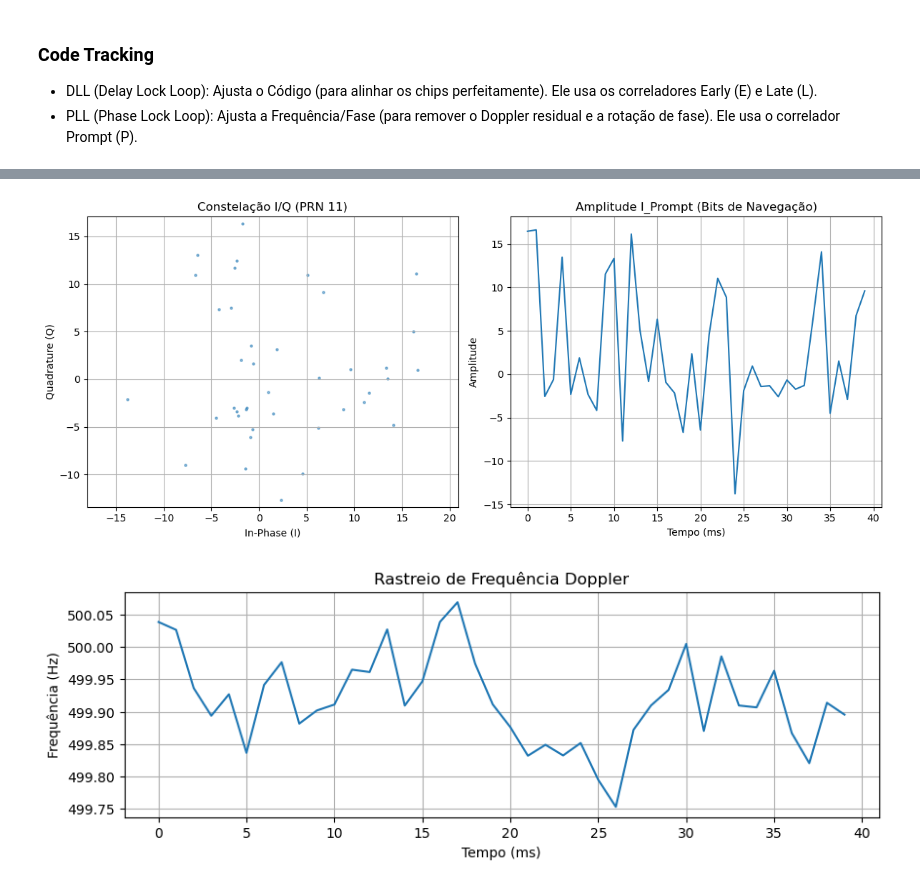
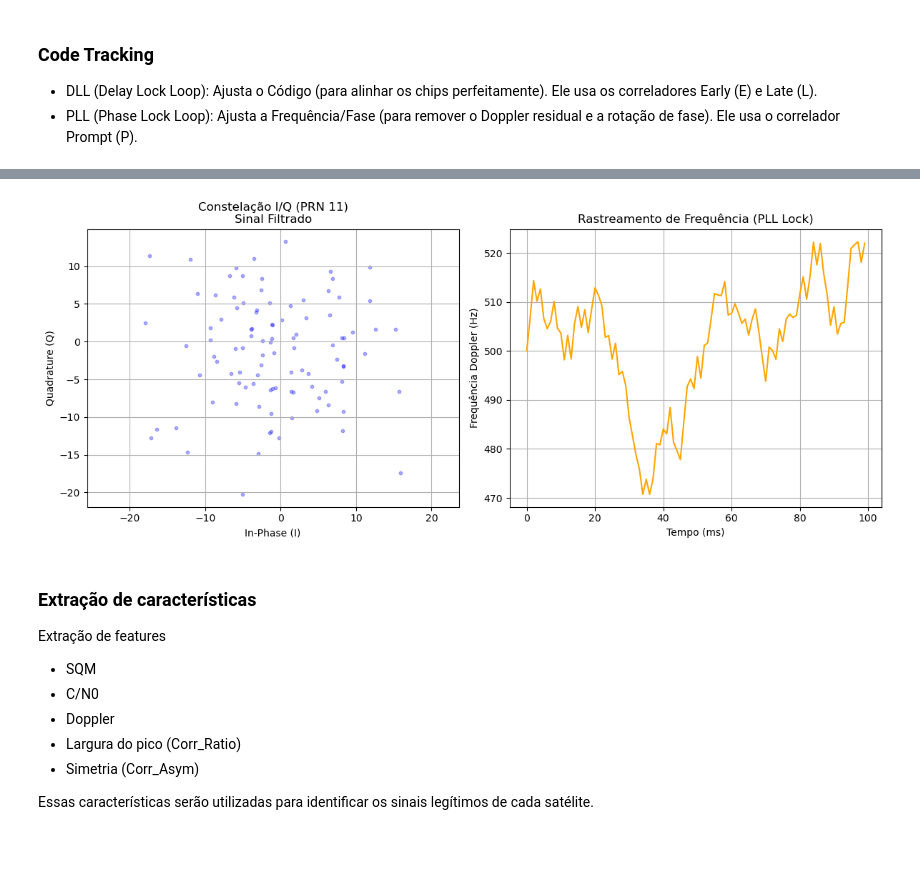
Before and after one commit to bytewice/sinais-projeto, a Jupyter notebook: projeto-sinais.ipynb, the cells around one changed output, grey strips where cells are left out. Saved outputs shown, nothing was run; the diff lists cells and outputs as text; code cells hidden in the pictures; blank space fills up the shorter version.

Commit message:
(update) tracking + chars,(initial) classifier

```diff
--- a/projeto-sinais.ipynb
+++ b/projeto-sinais.ipynb
@@ -191,3 +206,18 @@ plt.show()
+# %%
+from scipy.signal import butter, lfilter
+
+def low_pass_filter(signal, cutoff, fs, order=5):
+    nyq = 0.5 * fs
+    normal_cutoff = cutoff / nyq
+    b, a = butter(order, normal_cutoff, btype='low', analog=False)
+    filtered_signal = lfilter(b, a, signal)
+    return filtered_signal
+
+# Aplicação
+# Cutoff em 2.5 MHz (suficiente para o lóbulo principal do GPS L1)
+S_bb_filtered = low_pass_filter(S_bb, 2.5e6, F_s)
+
+# Agora use S_bb_filtered nas funções de Acquisition e Tracking
 # %% [markdown]
 ### Aquisição ###
 
@@ -762,40 +885,41 @@ Tracking finalizado.
 # %%
-# CÉLULA 9: ANÁLISE DOS RESULTADOS (Visualização I/Q)
+# CÉLULA 9: PLOT DA CONSTELAÇÃO (Check de Qualidade)
 
-if 'corr_data' in locals() and len(corr_data) > 0:
-    I_P = corr_data[:, 2] # Coluna 2 é I_Prompt
-    Q_P = corr_data[:, 3] # Coluna 3 é Q_Prompt
+if 'track_results' in locals():
+    I = track_results['I_P']
+    Q = track_results['Q_P']
 
     plt.figure(figsize=(12, 5))
 
-    # Plot 1: Constelação (Deve formar aglomerados em 1 e -1 no eixo I, e 0 no eixo Q)
+    # Plot 1: Constelação
     plt.subplot(1, 2, 1)
-    plt.scatter(I_P, Q_P, s=5, alpha=0.5)
-    plt.title(f"Constelação I/Q (PRN {best_prn})")
+    plt.scatter(I, Q, s=10, alpha=0.3, color='blue')
+    plt.title(f"Constelação I/Q (PRN {best_prn})\nSinal Filtrado", fontsize=12)
     plt.xlabel("In-Phase (I)")
     plt.ylabel("Quadrature (Q)")
     plt.grid(True)
     plt.axis('equal')
 
-    # Plot 2: Amplitude ao longo do tempo (Bits de Navegação)
+    # Plot 2: Estabilidade de Frequência
     plt.subplot(1, 2, 2)
-    plt.plot(I_P)
-    plt.title("Amplitude I_Prompt (Bits de Navegação)")
+    plt.plot(track_results['freq_history'], color='orange')
+    plt.title("Rastreamento de Frequência (PLL Lock)")
     plt.xlabel("Tempo (ms)")
-    plt.ylabel("Amplitude")
+    plt.ylabel("Frequência Doppler (Hz)")
     plt.grid(True)
 
     plt.tight_layout()
     plt.show()
-
-    # Plot 3: Frequência Doppler rastreada
-    plt.figure(figsize=(10,3))
-    plt.plot(freq_hist)
-    plt.title("Rastreio de Frequência Doppler")
-    plt.xlabel("Tempo (ms)")
-    plt.ylabel("Frequência (Hz)")
-    plt.grid(True)
-    plt.show()
 # %% [output]
-[figure, old version]
+[figure, new version]
-[figure, removed]
+# %% [markdown]
+### Extração de características ###
+
+Extração de features
+- SQM
+- C/N0
+- Doppler
+- Largura do pico (Corr_Ratio)
+- Simetria (Corr_Asym)
+
+Essas características serão utilizadas para identificar os sinais legítimos de cada satélite.
```
Also changed, not shown: parts of 17 cells of this notebook.
